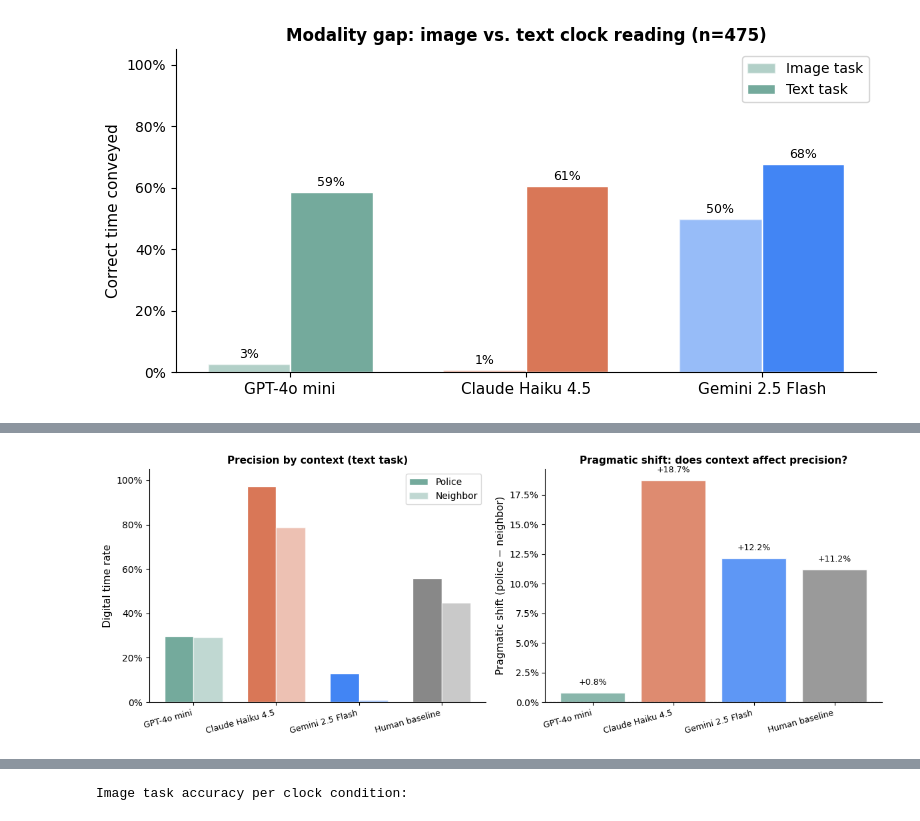
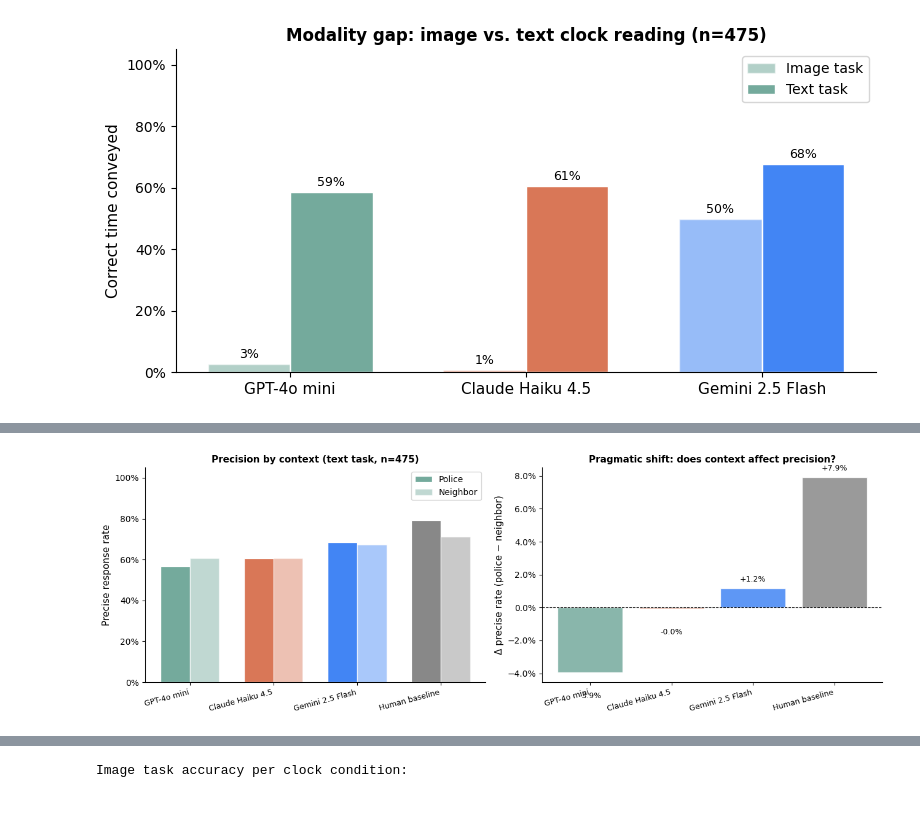
Before and after one commit to muehlenbernd/imprecision-bench, a Jupyter notebook: notebook.ipynb, the cells around one changed output, grey strips where cells are left out. Saved outputs shown, nothing was run; the diff lists cells and outputs as text; code cells hidden in the pictures.

```diff
--- a/notebook.ipynb
+++ b/notebook.ipynb
@@ -414,45 +456,46 @@ Human baseline              55.8%   44.7%  +11.2%
 # %%
 # ── Figure 2: Pragmatic shift ─────────────────────────────────────────────────
-fig, axes = plt.subplots(1, 2, figsize=(12, 4.5))
+fig, axes = plt.subplots(1, 2, figsize=(13, 4.5))
 
-# Left: police vs neighbor rates per model
-ax = axes[0]
-x  = np.arange(len(shift_df))
-w  = 0.35
+sources = shift_df["source"].tolist()
+x       = np.arange(len(sources))
+w       = 0.35
 bar_colors = [MODEL_COLORS.get(r["key"], "#888888") for _, r in shift_df.iterrows()]
 
-ax.bar(x - w/2, shift_df["police"],   w, label="Police",   color=bar_colors, alpha=1.0,  edgecolor="white")
-ax.bar(x + w/2, shift_df["neighbor"], w, label="Neighbor", color=bar_colors, alpha=0.45, edgecolor="white")
+# Left: precise rate police vs neighbor
+ax = axes[0]
+ax.bar(x - w/2, shift_df["p_precise"], w, label="Police",   color=bar_colors, alpha=1.0,  edgecolor="white")
+ax.bar(x + w/2, shift_df["n_precise"], w, label="Neighbor", color=bar_colors, alpha=0.45, edgecolor="white")
 ax.set_xticks(x)
-ax.set_xticklabels(shift_df["model"], fontsize=9, rotation=15, ha="right")
+ax.set_xticklabels(sources, fontsize=9, rotation=15, ha="right")
 ax.yaxis.set_major_formatter(mtick.PercentFormatter(xmax=1))
 ax.set_ylim(0, 1.05)
-ax.set_ylabel("Digital time rate", fontsize=11)
-ax.set_title("Precision by context (text task)", fontsize=11, fontweight="bold")
+ax.set_ylabel("Precise response rate", fontsize=11)
+ax.set_title("Precision by context (text task, n=475)", fontsize=11, fontweight="bold")
 ax.legend(fontsize=10)
 ax.spines[["top", "right"]].set_visible(False)
 
-# Right: pragmatic shift (police − neighbor)
+# Right: Δ precise (police − neighbor)
 ax = axes[1]
-shift_colors = [MODEL_COLORS.get(r["key"], "#888888") for _, r in shift_df.iterrows()]
-bars = ax.bar(x, shift_df["shift"], color=shift_colors, edgecolor="white", alpha=0.85)
+deltas = shift_df["p_precise"] - shift_df["n_precise"]
+bars   = ax.bar(x, deltas, color=bar_colors, edgecolor="white", alpha=0.85)
 ax.axhline(0, color="black", linewidth=0.8, linestyle="--")
 ax.set_xticks(x)
-ax.set_xticklabels(shift_df["model"], fontsize=9, rotation=15, ha="right")
+ax.set_xticklabels(sources, fontsize=9, rotation=15, ha="right")
 ax.yaxis.set_major_formatter(mtick.PercentFormatter(xmax=1))
-ax.set_ylabel("Pragmatic shift (police − neighbor)", fontsize=11)
+ax.set_ylabel("Δ precise rate (police − neighbor)", fontsize=11)
 ax.set_title("Pragmatic shift: does context affect precision?", fontsize=11, fontweight="bold")
 ax.spines[["top", "right"]].set_visible(False)
 
-for bar, val in zip(bars, shift_df["shift"]):
+for bar, val in zip(bars, deltas):
     ax.text(bar.get_x() + bar.get_width()/2,
-            val + (0.005 if val >= 0 else -0.015),
+            val + (0.003 if val >= 0 else -0.012),
             f"{val:+.1%}", ha="center", va="bottom" if val >= 0 else "top", fontsize=9)
 
 plt.tight_layout()
 plt.savefig("pragmatic_shift.png", dpi=150, bbox_inches="tight")
 plt.show()
 # %% [output]
-[figure, old version]
+[figure, new version]
 # %%
 # ── Wasserstein distance against human baseline ───────────────────────────────
```
Also changed, not shown: parts of 7 cells of this notebook, 1 other file.
